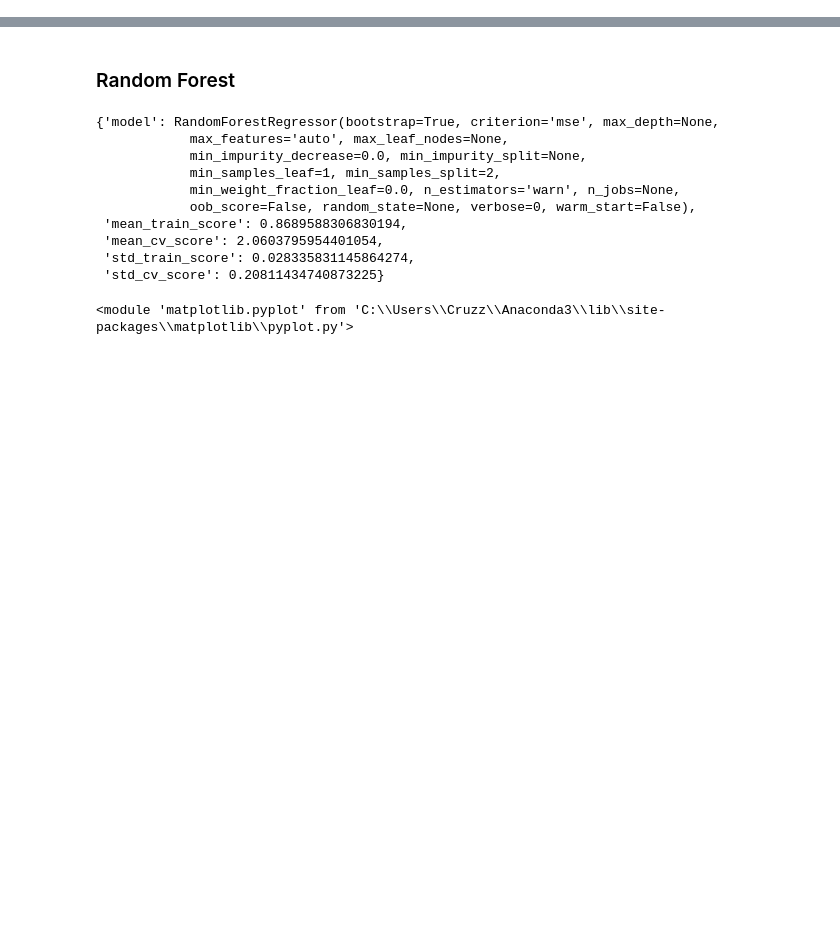
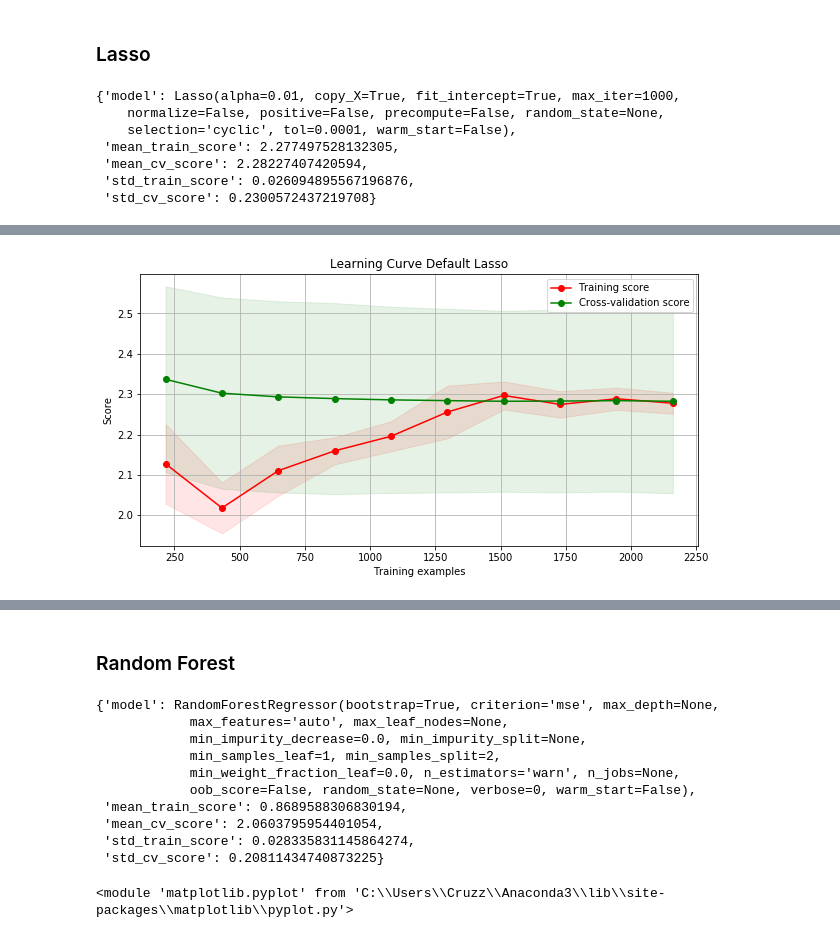
Before and after one commit to Cruzzor/BoxOffice, a Jupyter notebook: First_Model_Marcel.ipynb, the cells around one changed output, grey strips where cells are left out. Cells and saved outputs as stored; diff of their text form; code cells hidden in the pictures; blank space fills up the shorter version.

Commit message:
Ridge + Lasso

```diff
--- a/First_Model_Marcel.ipynb
+++ b/First_Model_Marcel.ipynb
@@ -198,0 +219,14 @@ plot_learning_curve(reg, 'Learning Curve Linear Regression -> High Bias', X_trai
+# %% [markdown]
+### Lasso
+# %%
+lasso = Lasso(alpha=0.01)
+display(train_and_eval(lasso, X_train_scaled, y_train, scoring_fnc))
+plot_learning_curve(lasso, 'Learning Curve Default Lasso', X_train, np.log1p(y_train), cv=10, train_sizes=np.linspace(.1, 1.0, 10))
+# %% [output]
+{'model': Lasso(alpha=0.01, copy_X=True, fit_intercept=True, max_iter=1000,
+    normalize=False, positive=False, precompute=False, random_state=None,
+    selection='cyclic', tol=0.0001, warm_start=False),
+ 'mean_train_score': 2.277497528132305,
+ 'mean_cv_score': 2.28227407420594,
+ 'std_train_score': 0.026094895567196876,
+ 'std_cv_score': 0.2300572437219708}
@@ -198,0 +234 @@ plot_learning_curve(reg, 'Learning Curve Linear Regression -> High Bias', X_trai
+[figure, added]
```
Also changed, not shown: parts of 13 cells of this notebook.
